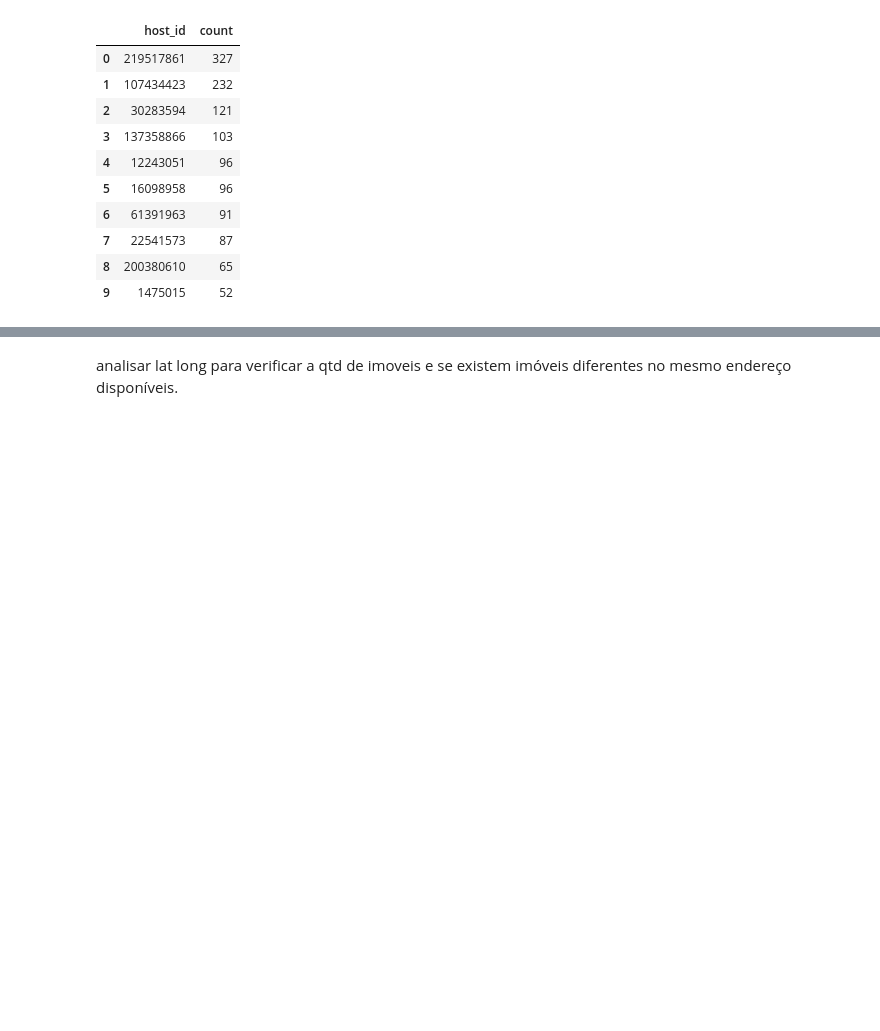
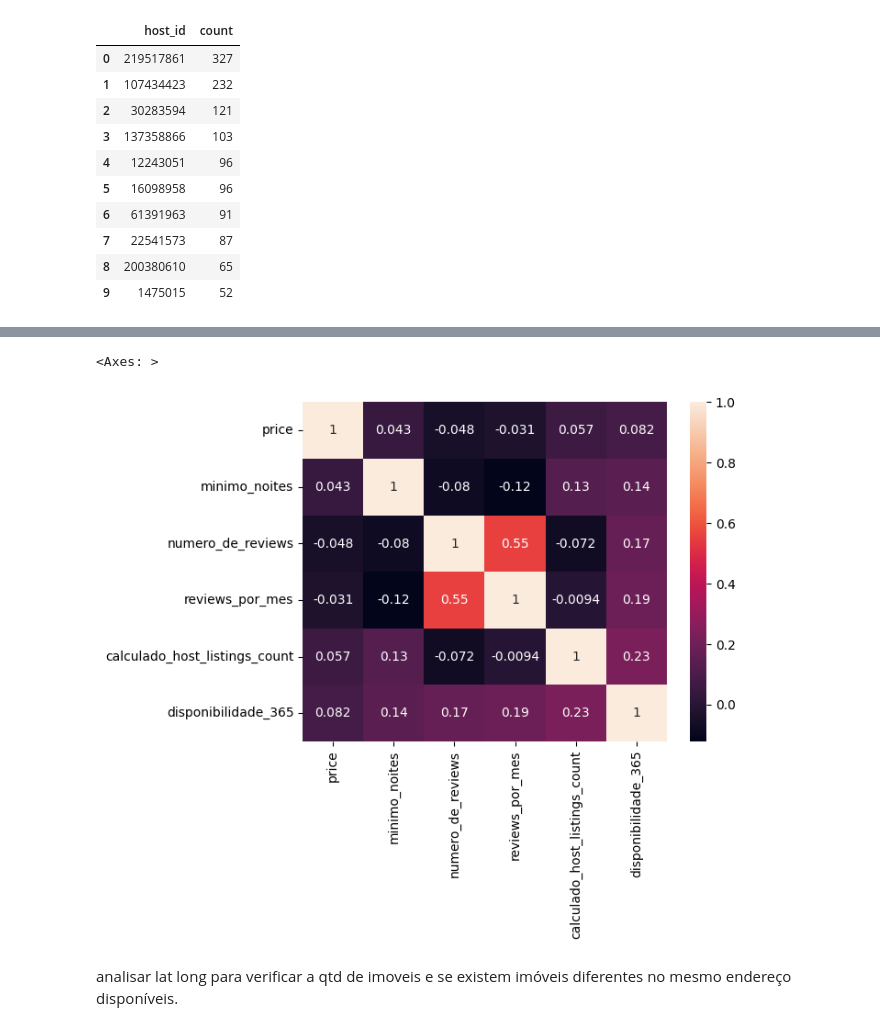
Before and after one commit to AurelioGuilherme/AmbienteDeDesenvolvimento, a Jupyter notebook: Notebooks/data_understanding.ipynb, the cells around one changed output, grey strips where cells are left out. Saved outputs shown, nothing was run; the diff lists cells and outputs as text; code cells hidden in the pictures; blank space fills up the shorter version.

```diff
--- a/Notebooks/data_understanding.ipynb
+++ b/Notebooks/data_understanding.ipynb
@@ -270,3 +336,13 @@ df["host_id"].value_counts().reset_index().sort_values(by='count',ascending=Fals
+# %%
+sns.heatmap(df[['price',
+                'minimo_noites',
+                'numero_de_reviews',
+                'reviews_por_mes',
+                'calculado_host_listings_count',
+                'disponibilidade_365']].corr(), annot=True)
+# %% [output]
+<Axes: >
+[figure, added]
 # %% [markdown]
 analisar lat long para verificar a qtd de imoveis e se existem imóveis diferentes no mesmo endereço disponíveis.
 # %% [markdown]
```
Also changed, not shown: parts of 9 cells of this notebook, 1 other file.
